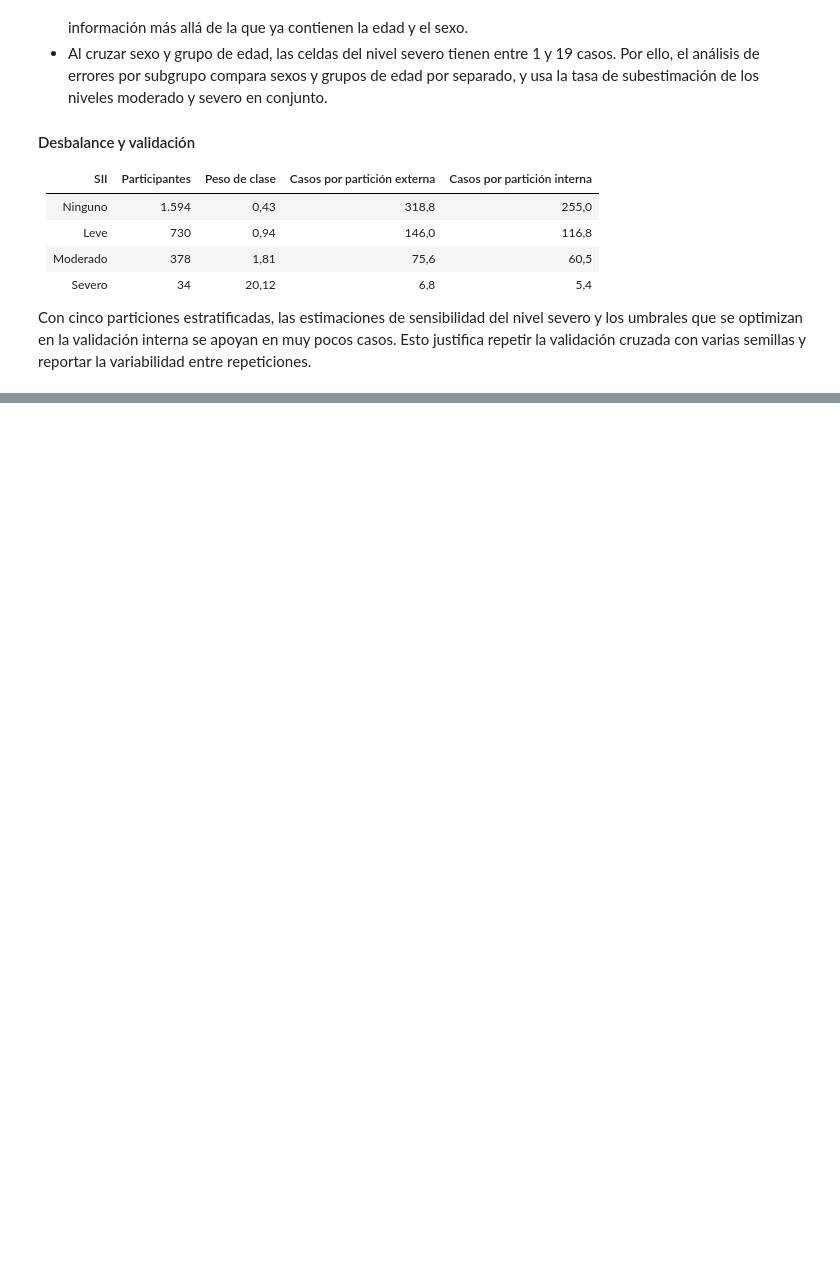
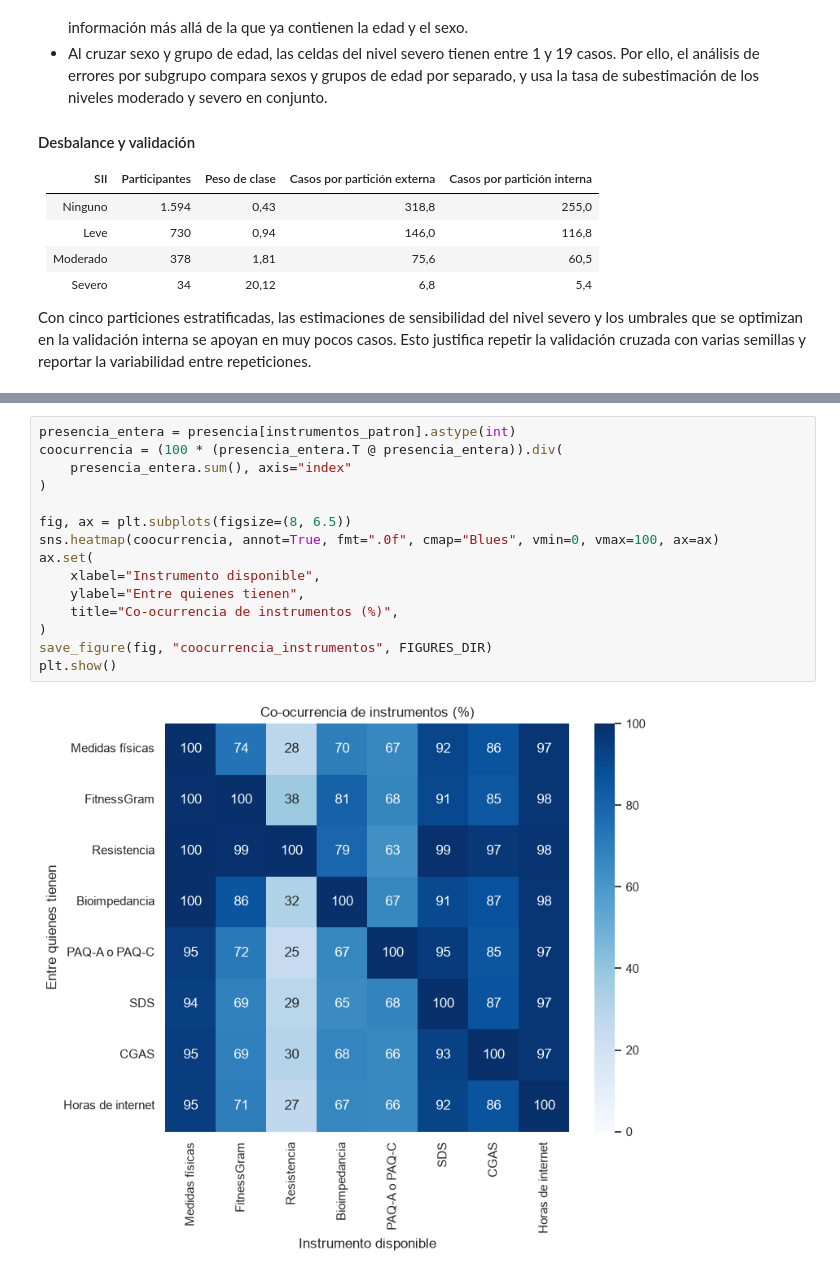
Before and after one commit to juanestebancg2806/piu-severity-prediction, a Jupyter notebook: notebooks/01_eda.ipynb, the cells around one changed output, grey strips where cells are left out. Saved outputs shown, nothing was run; the diff lists cells and outputs as text; blank space fills up the shorter version.

```diff
--- a/notebooks/01_eda.ipynb
+++ b/notebooks/01_eda.ipynb
@@ -775,0 +939,17 @@ Con cinco particiones estratificadas, las estimaciones de sensibilidad del nivel
+# %%
+presencia_entera = presencia[instrumentos_patron].astype(int)
+coocurrencia = (100 * (presencia_entera.T @ presencia_entera)).div(
+    presencia_entera.sum(), axis="index"
+)
+
+fig, ax = plt.subplots(figsize=(8, 6.5))
+sns.heatmap(coocurrencia, annot=True, fmt=".0f", cmap="Blues", vmin=0, vmax=100, ax=ax)
+ax.set(
+    xlabel="Instrumento disponible",
+    ylabel="Entre quienes tienen",
+    title="Co-ocurrencia de instrumentos (%)",
+)
+save_figure(fig, "coocurrencia_instrumentos", FIGURES_DIR)
+plt.show()
+# %% [output]
+[figure, added]
```
Also changed, not shown: parts of 8 cells of this notebook, 4 other files.
